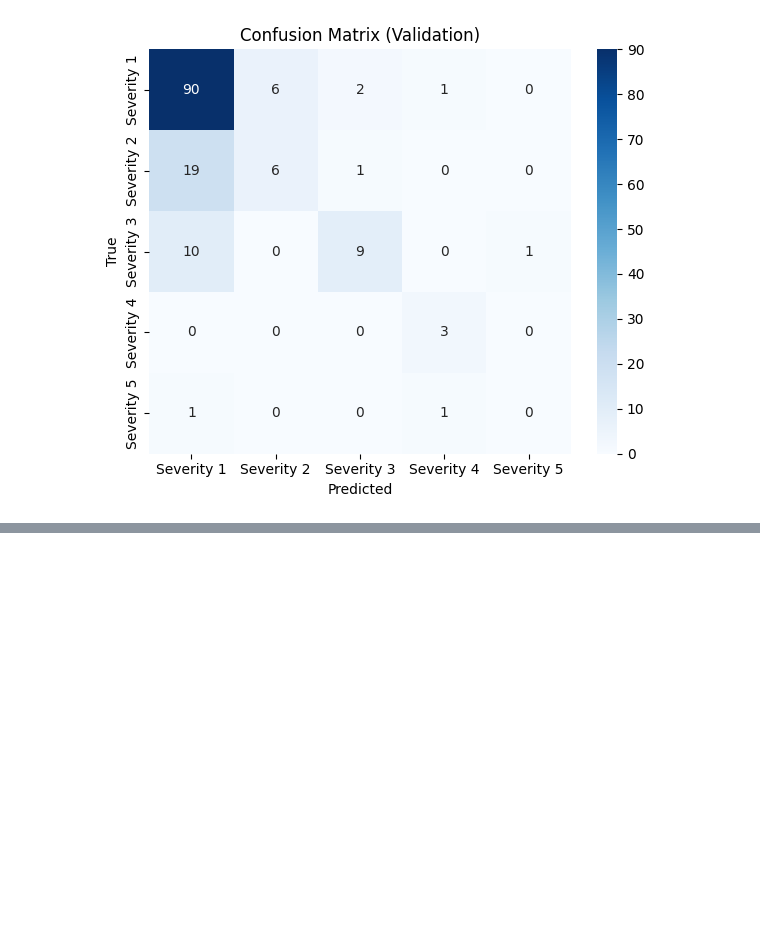
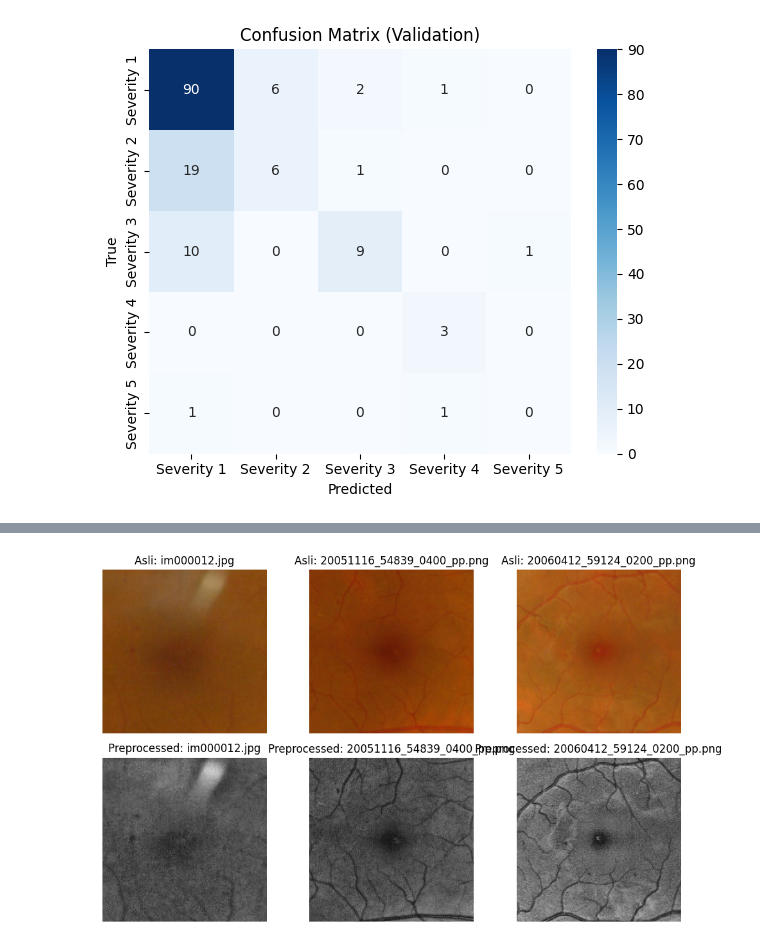
Before and after one commit to aryasetiap/dr-severity-efficientnetb0, a Jupyter notebook: efficientnet-b0.ipynb, the cells around one changed output, grey strips where cells are left out. Cells and saved outputs as stored; diff of their text form; code cells hidden in the pictures; blank space fills up the shorter version.

```diff
--- a/efficientnet-b0.ipynb
+++ b/efficientnet-b0.ipynb
@@ -275,3 +303,29 @@ weighted avg       0.60      0.65      0.62       150
 # import os
 # print("Training selesai! Komputer akan dimatikan dalam 60 detik...")
 # os.system("shutdown /s /t 60")
+# %%
+import matplotlib.pyplot as plt
+
+# Pilih beberapa contoh gambar dari data/raw dan data/processed/processed_train
+raw_dir = 'data/raw'
+processed_dir = 'data/processed/processed_train'
+sample_df = pd.read_csv('data/train.csv').sample(3, random_state=42)
+
+plt.figure(figsize=(10, 6))
+for i, row in enumerate(sample_df.itertuples()):
+    raw_img = cv2.imread(os.path.join(raw_dir, row.image_id))
+    raw_img = cv2.cvtColor(raw_img, cv2.COLOR_BGR2RGB)
+    proc_img = cv2.imread(os.path.join(processed_dir, row.image_id))
+    proc_img = cv2.cvtColor(proc_img, cv2.COLOR_BGR2RGB)
+    plt.subplot(2, 3, i+1)
+    plt.imshow(raw_img)
+    plt.title(f"Asli: {row.image_id}")
+    plt.axis('off')
+    plt.subplot(2, 3, i+4)
+    plt.imshow(proc_img)
+    plt.title(f"Preprocessed: {row.image_id}")
+    plt.axis('off')
+plt.tight_layout()
+plt.show()
+# %% [output]
+[figure, added]
```
Also changed, not shown: parts of 1 cell of this notebook, 1 other file.
